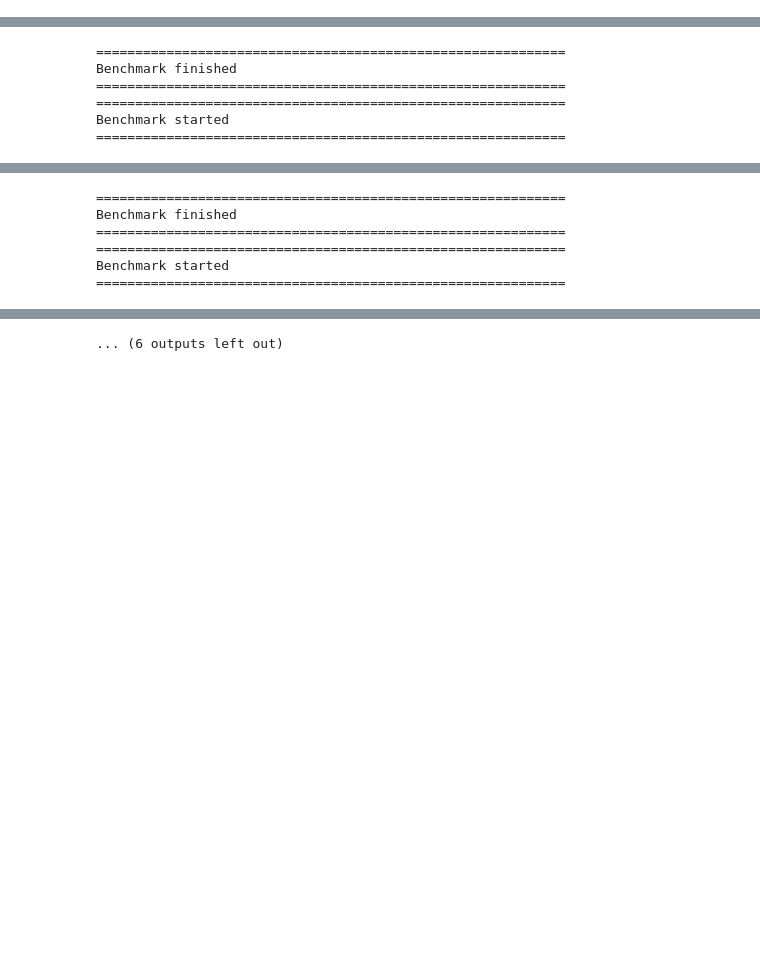
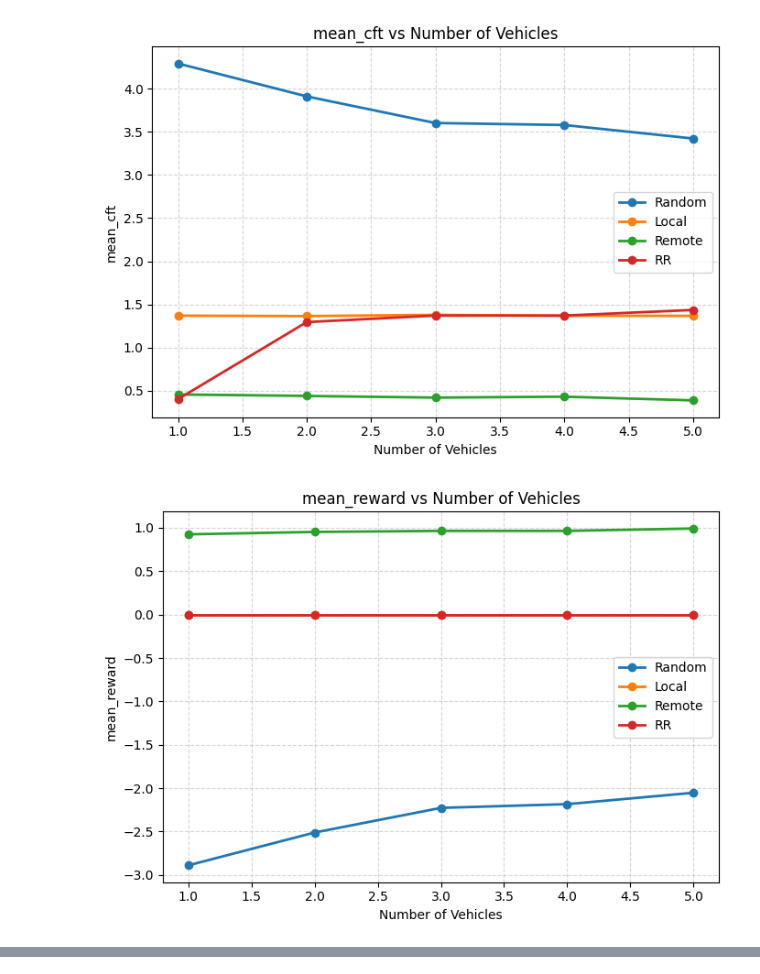
Before and after one commit to JavadiSM/paper-replication, a Jupyter notebook: 10.1109/experiments.ipynb, the cells around one changed output, grey strips where cells are left out. Drawn from its saved outputs; the diff is of its cells as text; code cells hidden in the pictures; blank space fills up the shorter version.

```diff
--- a/10.1109/experiments.ipynb
+++ b/10.1109/experiments.ipynb
@@ -580,22 +710,24 @@ KeyboardInterrupt:
 # %%
-ve_list = [1, 2, 3, 4]
+ves_list = [1, 2, 3, 4, 5]
 
 dfs = []
 
-for ve in ve_list:
+for ves in ves_list:
     df = evaluate_all_algorithms(
-        num_ve=ve,
-        num_ves=1,
-        num_nodes=15,
-        max_steps=30_000,
-        num_learn=30_000,
-        num_eval_episodes=2,
+        num_ve=8,
+        num_ves=ves,
+        num_nodes=25,
+        max_steps=20_000,
+        num_learn=20_000,
+        num_eval_episodes=30,
+        experiment=True
     )
     dfs.append(df)
 
 plot_benchmark_sweep(
     dfs=dfs,
-    x_values=ve_list,
+    x_values=ves_list,
     x_label="Number of Vehicles"
 )
+dfs
 # %% [output]
@@ -607,0 +751,2 @@ Benchmark started
+[figure, added]
+[figure, added]
@@ -616,6 +769,0 @@ Benchmark started
-============================================================
-Benchmark finished
-============================================================
-============================================================
-Benchmark started
-============================================================
@@ -624,6 +769,0 @@ Benchmark started
-============================================================
-Benchmark finished
-============================================================
-============================================================
-Benchmark started
-============================================================
@@ -631 +769,0 @@ Benchmark started
-... (6 outputs left out)
```
Also changed, not shown: parts of 13 cells of this notebook, 11 other files.
